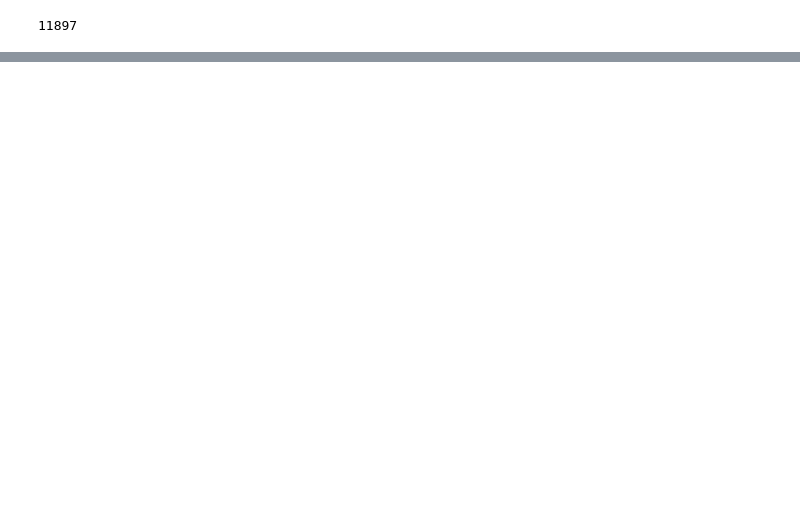
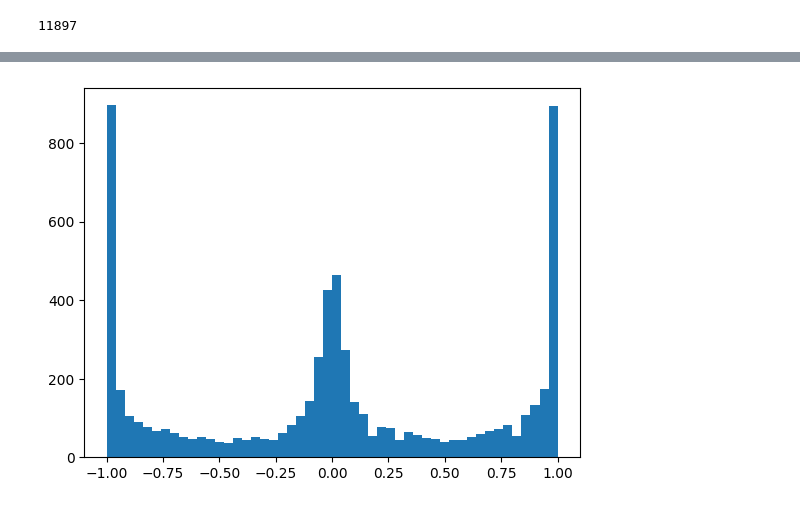
Before and after one commit to Twishha-Soni/MakeMore, a Jupyter notebook: MakeMore_3.ipynb, the cells around one changed output, grey strips where cells are left out. Cells and saved outputs as stored; diff of their text form; code cells hidden in the pictures; blank space fills up the shorter version.

```diff
--- a/MakeMore_3.ipynb
+++ b/MakeMore_3.ipynb
@@ -138,0 +152,4 @@ for i in range(max_steps):
+# %%
+plt.hist(h.view(-1).tolist(),50);
+# %% [output]
+[figure, added]
```
Also changed, not shown: parts of 9 cells of this notebook.
